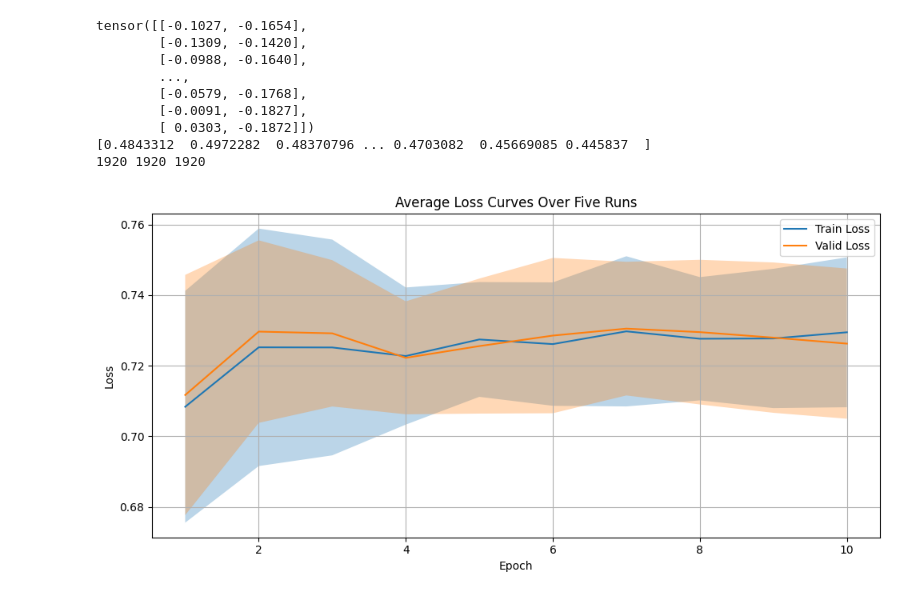
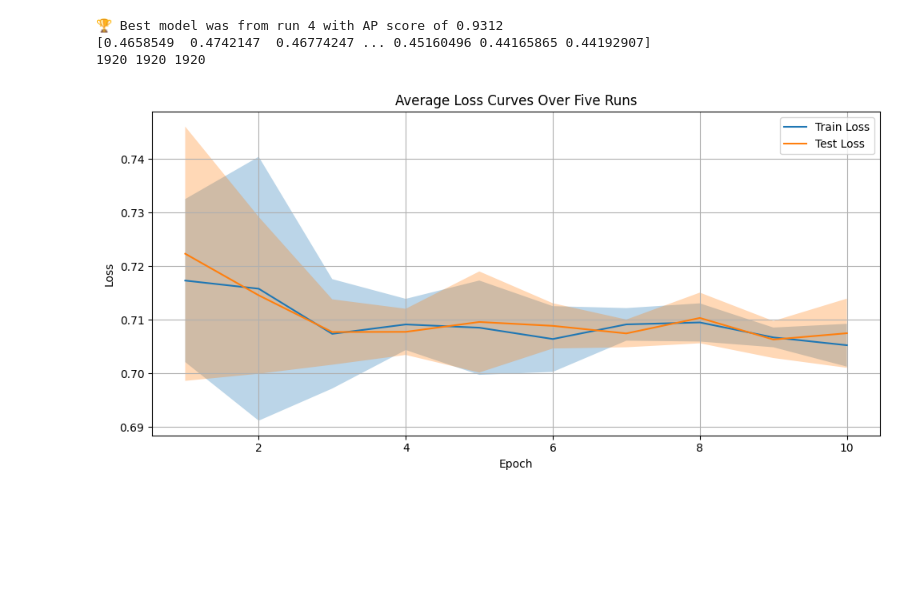
Before and after one commit to noorwertheim/Master-Thesis, a Jupyter notebook: notebooks/resnet_multiple_init_aggr_pred.ipynb, the cells around one changed output. Drawn from its saved outputs; the diff is of its cells as text; code cells hidden in the pictures; blank space fills up the shorter version.

```diff
--- a/notebooks/resnet_multiple_init_aggr_pred.ipynb
+++ b/notebooks/resnet_multiple_init_aggr_pred.ipynb
@@ -39,9 +35,9 @@ wandb: Currently logged in as: noorwertheim to https://api.wandb.ai. Use `wandb
 # %%
 # Final Hyperparameters for each subset
-batch_size = 16
-learning_rate = 7.007288273635997e-07
+batch_size = 32
+learning_rate = 4.0472169691271103e-07
 optimizer_name = 'Adam' # or 'SGD'
-data_subset = 20 # choose: 20, 40, 60, 80, 100
+data_subset = 100 # choose: 20, 40, 60, 80, 100
 
 opt_func_map = {
 'SGD': SGD,
@@ -177,6 +173,7 @@ best_targs = None
 
 all_pred_labels = []
 all_pred_probs = []
+best_run_index = -1
 
 
 for run in range(num_runs):
@@ -250,9 +247,9 @@ for run in range(num_runs):
     all_metrics.append([acc, prec, rec, f1, ap, auc])
 
     # Write results to CSV
-    with open(results_csv_path, mode="a", newline="") as file:
-        writer = csv.writer(file)
-        writer.writerow([run + 1, data_subset, acc, prec, rec, f1, ap, auc])
+    # with open(results_csv_path, mode="a", newline="") as file:
+    #     writer = csv.writer(file)
+    #     writer.writerow([run + 1, data_subset, acc, prec, rec, f1, ap, auc])
 
     wandb.log({
         "final_accuracy": acc,
@@ -269,6 +266,7 @@ for run in range(num_runs):
         best_ap = ap
         best_preds = preds
         best_targs = true_labels
+        best_run_index = run + 1  # runs are 1-indexed in your naming
 
 
 
@@ -276,5 +274,6 @@ for run in range(num_runs):
 all_train_losses = np.stack(all_train_losses)
 all_valid_losses = np.stack(all_valid_losses)
 all_metrics = np.stack(all_metrics)
+print(f"\n🏆 Best model was from run {best_run_index} with AP score of {best_ap:.4f}")
 # %% [output]
 🌀 Run 1/5
@@ -312,7 +310,8 @@ Run history:
 # %%
 # preds, targs = learn.get_preds(dl=test_loader)
+print(f"\n🏆 Best model was from run {best_run_index} with AP score of {best_ap:.4f}")
 
-print(best_preds)
+# print(best_preds)
 # For multi-class classification, select the class with the highest probability
 pred_labels = best_preds.argmax(dim=1).numpy()  # Get the class label with the highest probability
 pred_probs = torch.softmax(best_preds, dim=1)[:, 1].cpu().numpy()  # now each row sums to 1
@@ -338,42 +337,36 @@ for run_idx, (labels, probs) in enumerate(zip(all_pred_labels, all_pred_probs),
     final_df[f'pred_prob{run_idx}'] = probs
 
 # Save to CSV
-final_df.to_csv("results_ResNet_SGD_all_runs.csv", index=False)
+final_df.to_csv("results_ResNet_all_runs.csv", index=False)
 # %% [output]
-tensor([[-0.1027, -0.1654],
-        [-0.1309, -0.1420],
-        [-0.0988, -0.1640],
-        ...,
-        [-0.0579, -0.1768],
-        [-0.0091, -0.1827],
-        [ 0.0303, -0.1872]])
-[0.4843312  0.4972282  0.48370796 ... 0.4703082  0.45669085 0.445837  ]
+🏆 Best model was from run 4 with AP score of 0.9312
+[0.4658549  0.4742147  0.46774247 ... 0.45160496 0.44165865 0.44192907]
 1920 1920 1920
 # %%
 epochs = np.arange(1, num_epochs+1)
 plt.figure(figsize=(10, 5))
 
 # Train loss
 mean_train = all_train_losses.mean(axis=0)
 std_train = all_train_losses.std(axis=0)
 plt.plot(epochs, mean_train, label='Train Loss')
 plt.fill_between(epochs, mean_train - std_train, mean_train + std_train, alpha=0.3)
 
 # Valid loss
 mean_valid = all_valid_losses.mean(axis=0)
 std_valid = all_valid_losses.std(axis=0)
-plt.plot(epochs, mean_valid, label='Valid Loss')
+plt.plot(epochs, mean_valid, label='Test Loss')
 plt.fill_between(epochs, mean_valid - std_valid, mean_valid + std_valid, alpha=0.3)
 
 plt.xlabel('Epoch')
 plt.ylabel('Loss')
 plt.title('Average Loss Curves Over Five Runs')
 plt.legend()
 plt.grid(True)
 plt.tight_layout()
 plt.show()
 # %% [output]
-[figure, old version]
+[figure, new version]
 # %%
 metric_names = ['Accuracy', 'Precision', 'Recall', 'F1 Score', 'AP', 'AUC']
 mean_metrics = all_metrics.mean(axis=0)
```
Also changed, not shown: parts of 5 cells of this notebook, 3 other files.
